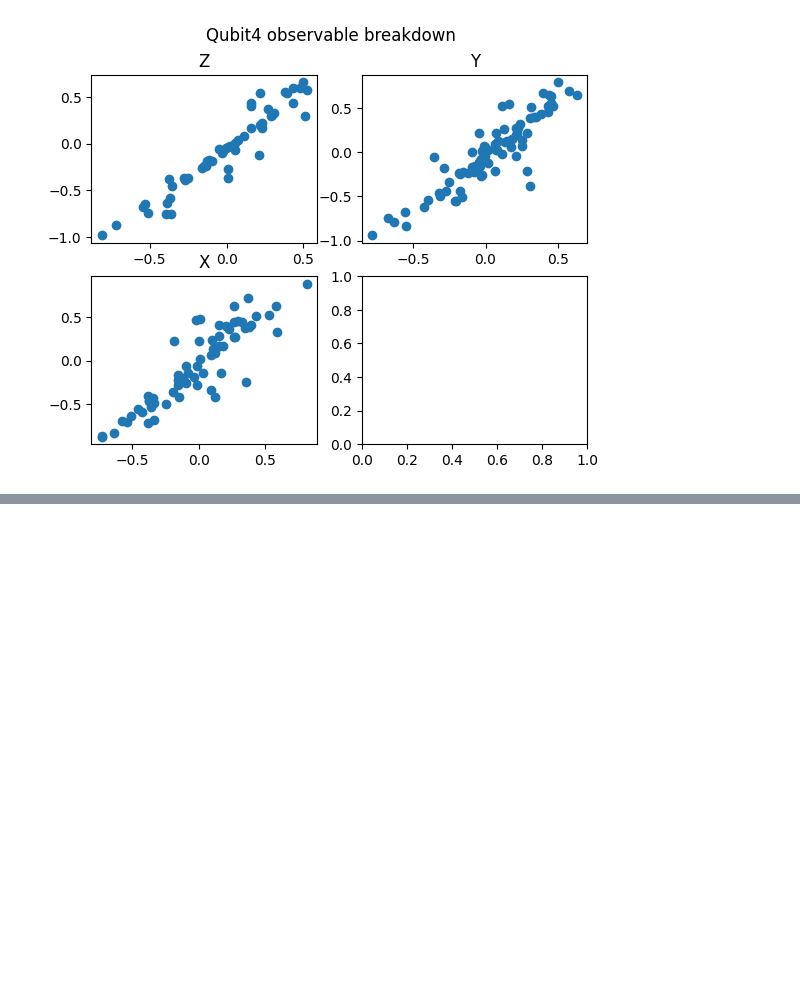
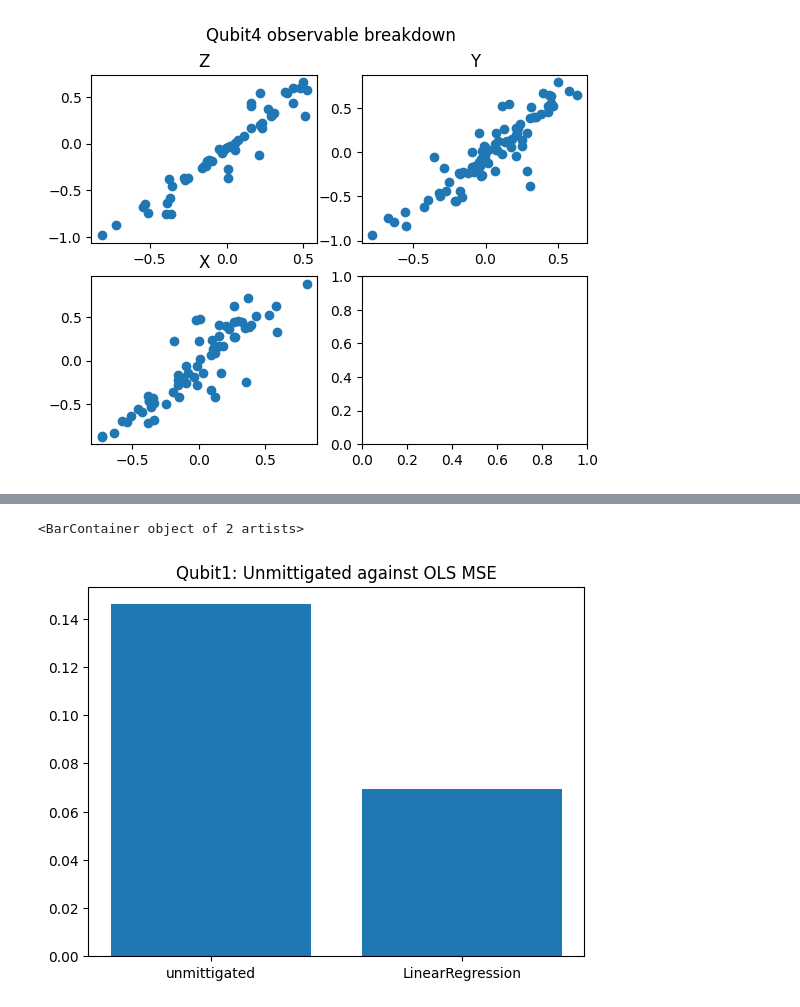
Before and after one commit to prachisharma21/ML_4_QEM, a Jupyter notebook: 5Models_Test.ipynb, the cells around one changed output, grey strips where cells are left out. Saved outputs shown, nothing was run; the diff lists cells and outputs as text; code cells hidden in the pictures; blank space fills up the shorter version.

```diff
--- a/5Models_Test.ipynb
+++ b/5Models_Test.ipynb
@@ -169,0 +182,9 @@ plt.show(fig1)
+# %%
+bar0 = mean_squared_error(df_qu1['noisy_expectation'], df_qu1['target'])
+model = LinearRegression()
+bar1 = FeatureExtract.KF(5, model, df_qu1.drop(columns=['encoded_observable', 'observable', 'target']).reset_index(), df_qu1['target'].reset_index())
+plt.title('Qubit1: Unmittigated against OLS MSE')
+plt.bar(['unmittigated', 'LinearRegression'], [bar0, bar1])
+# %% [output]
+<BarContainer object of 2 artists>
+[figure, added]
```
Also changed, not shown: parts of 6 cells of this notebook, 1 other file.
